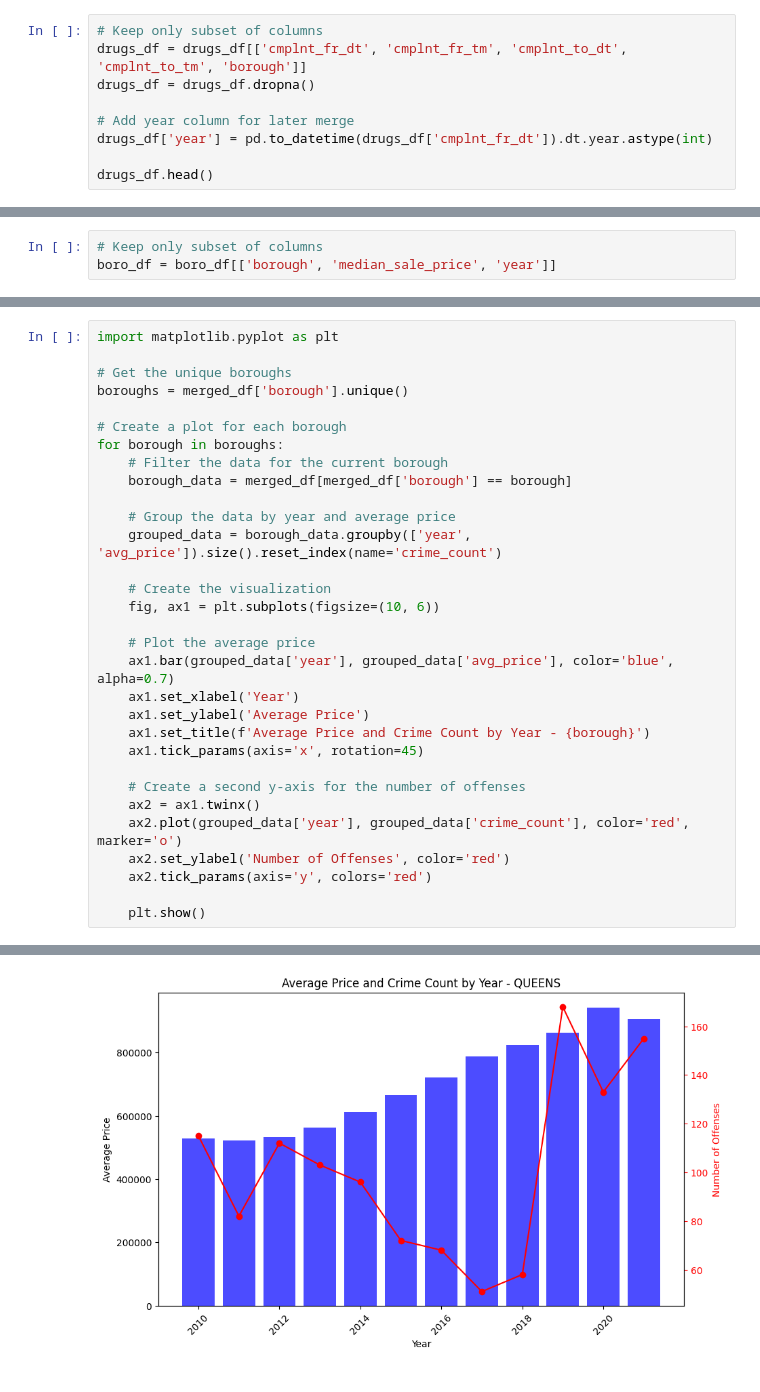
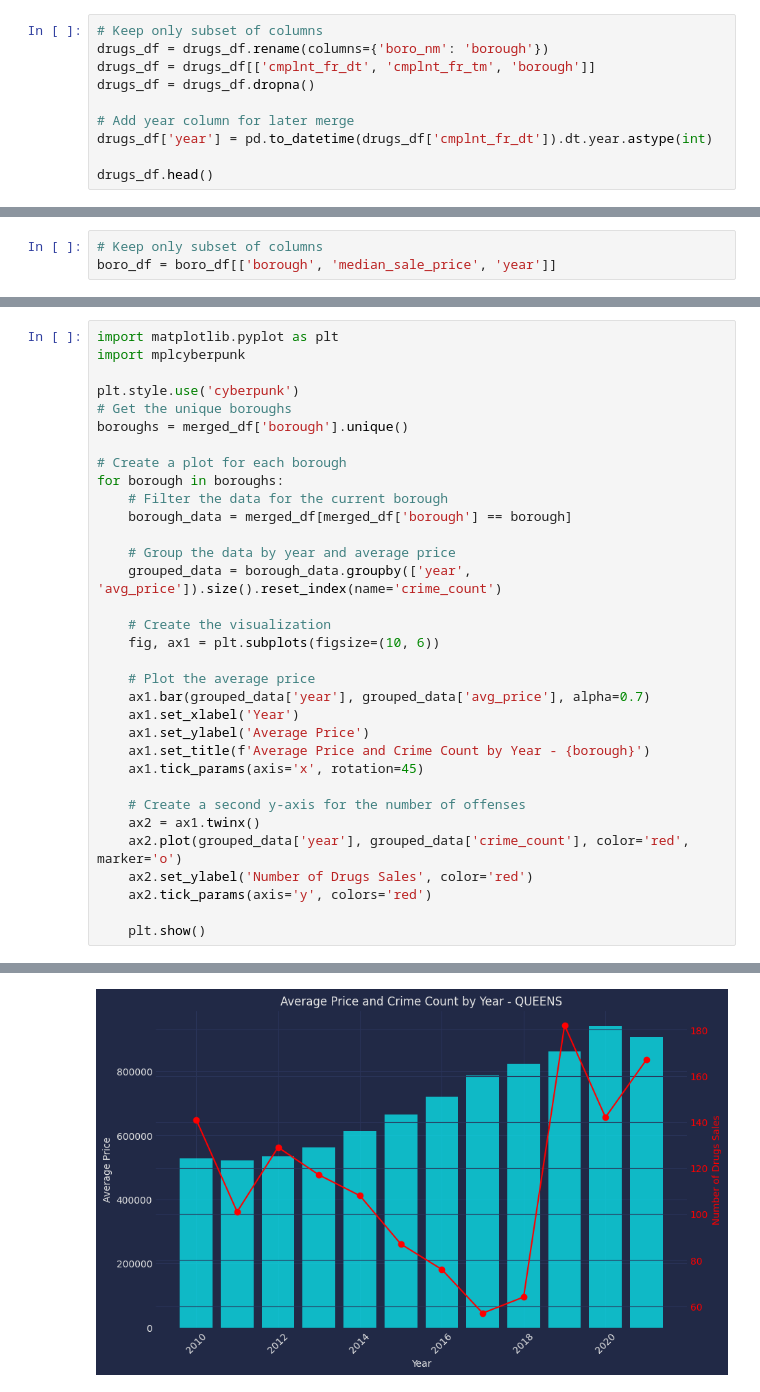
Before and after one commit to Tafeen/pjatk-dsc-nypd, a Jupyter notebook: notebooks/dsc_pjatk_vis_boroughs.ipynb, the cells around one changed output, grey strips where cells are left out. Cells and saved outputs as stored; diff of their text form.

```diff
--- a/notebooks/dsc_pjatk_vis_boroughs.ipynb
+++ b/notebooks/dsc_pjatk_vis_boroughs.ipynb
@@ -75,6 +82,7 @@ drugs_df = drugs_df.rename(columns={'boro_nm': 'borough'})
 # %%
 # Keep only subset of columns
-drugs_df = drugs_df[['cmplnt_fr_dt', 'cmplnt_fr_tm', 'cmplnt_to_dt', 'cmplnt_to_tm', 'borough']]
+drugs_df = drugs_df.rename(columns={'boro_nm': 'borough'})
+drugs_df = drugs_df[['cmplnt_fr_dt', 'cmplnt_fr_tm', 'borough']]
 drugs_df = drugs_df.dropna()
 
 # Add year column for later merge
@@ -137,6 +135,8 @@ Create visualization
 # %%
 import matplotlib.pyplot as plt
+import mplcyberpunk
 
+plt.style.use('cyberpunk')
 # Get the unique boroughs
 boroughs = merged_df['borough'].unique()
 
@@ -152,7 +152,7 @@ for borough in boroughs:
     fig, ax1 = plt.subplots(figsize=(10, 6))
 
     # Plot the average price
-    ax1.bar(grouped_data['year'], grouped_data['avg_price'], color='blue', alpha=0.7)
+    ax1.bar(grouped_data['year'], grouped_data['avg_price'], alpha=0.7)
     ax1.set_xlabel('Year')
     ax1.set_ylabel('Average Price')
     ax1.set_title(f'Average Price and Crime Count by Year - {borough}')
@@ -161,7 +161,7 @@ for borough in boroughs:
     # Create a second y-axis for the number of offenses
     ax2 = ax1.twinx()
     ax2.plot(grouped_data['year'], grouped_data['crime_count'], color='red', marker='o')
-    ax2.set_ylabel('Number of Offenses', color='red')
+    ax2.set_ylabel('Number of Drugs Sales', color='red')
     ax2.tick_params(axis='y', colors='red')
 
     plt.show()
@@ -172 +172 @@ for borough in boroughs:
-[figure, old version]
+[figure, new version]
```
Also changed, not shown: parts of 14 cells of this notebook, 4 other files.
